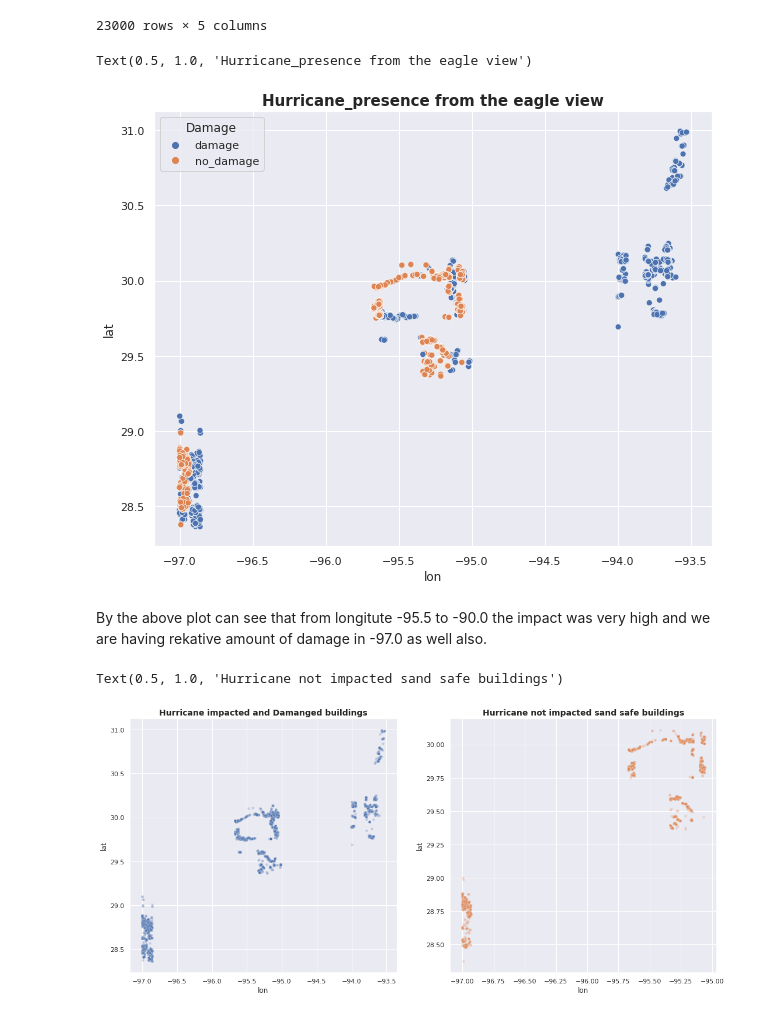
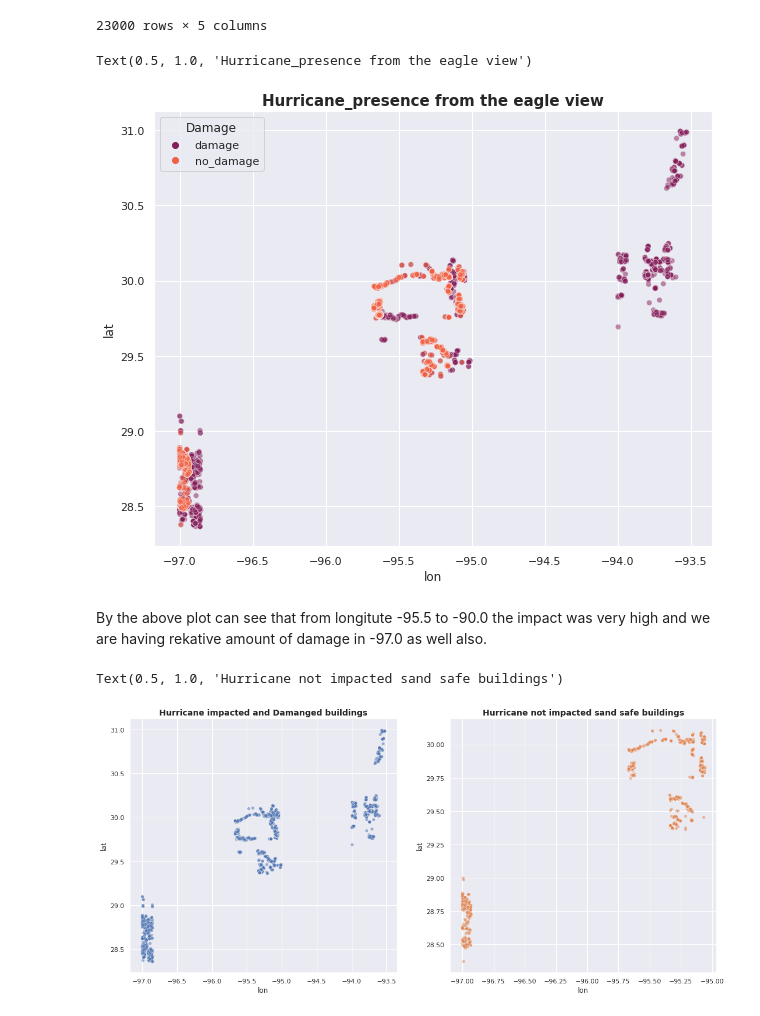
Before and after one commit to harimadhavan2000/AI2_P2, a Jupyter notebook: Univ_ai_Project_.ipynb, the cells around one changed output. Saved outputs shown, nothing was run; the diff lists cells and outputs as text; code cells hidden in the pictures.

```diff
--- a/Univ_ai_Project_.ipynb
+++ b/Univ_ai_Project_.ipynb
@@ -174,20 +174,29 @@ sat
 # %%
 #Creating Plots
 fig, ax = plt.subplots(figsize =(10,8))
 
+#Giving the variables for the size of the data
+s = 30
+
+#Giving the variabke for the brightness if the count
+alpha = 0.50
 #Scatterplotting the data with the help of coordinats
-sns.scatterplot(data = sat, x = "lon", y = "lat", hue = "Damage").set_title("Hurricane_presence from the eagle view", fontsize = 15, fontweight='bold')
+sns.scatterplot(data = sat, x = "lon", y = "lat", hue = "Damage", palette = "rocket",s=s,
+                alpha=alpha).set_title("Hurricane_presence from the eagle view", fontsize = 15, fontweight='bold')
 # %% [output]
 Text(0.5, 1.0, 'Hurricane_presence from the eagle view')
-[figure, old version]
+[figure, new version]
 # %% [markdown]
 By the above plot can see that from longitute -95.5 to -90.0 the impact was very high and we are having rekative amount of damage in -97.0 as well also.
 # %%
 #Creating Plots for damaged and safe
 fig, ax = plt.subplots(1,2,figsize =(18,8))
 
-s = 20
-alpha = 0.25
+#Giving the variables for the size of the data
+s = 30
+
+#Giving the variabke for the brightness if the count
+alpha = 0.50
 
 
 #Scatterplotting the data with the help of coordinats
@@ -198,4 +207,4 @@ sns.scatterplot(data = sat[sat["Damage"] == "no_damage"], x = "lon", y = "lat",
                 ax = ax[1]).set_title("Hurricane not impacted sand safe buildings", fontsize = 14, fontweight = 'bold')
 # %% [output]
 Text(0.5, 1.0, 'Hurricane not impacted sand safe buildings')
-[figure, old version]
+[figure, new version]
```
